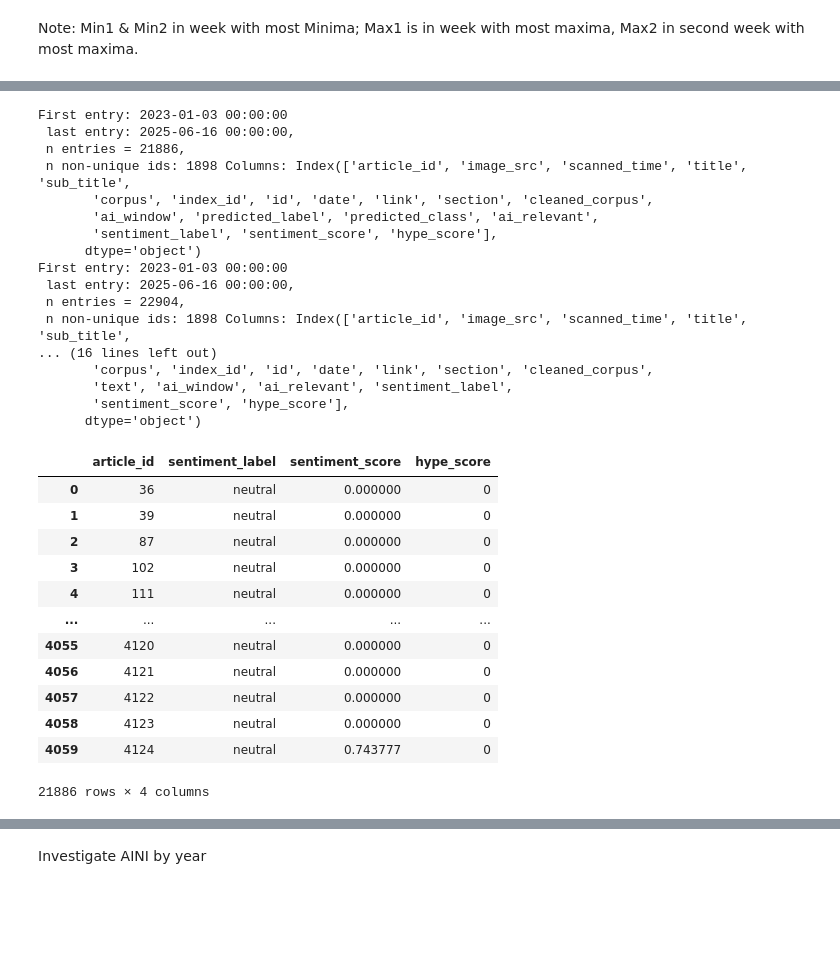
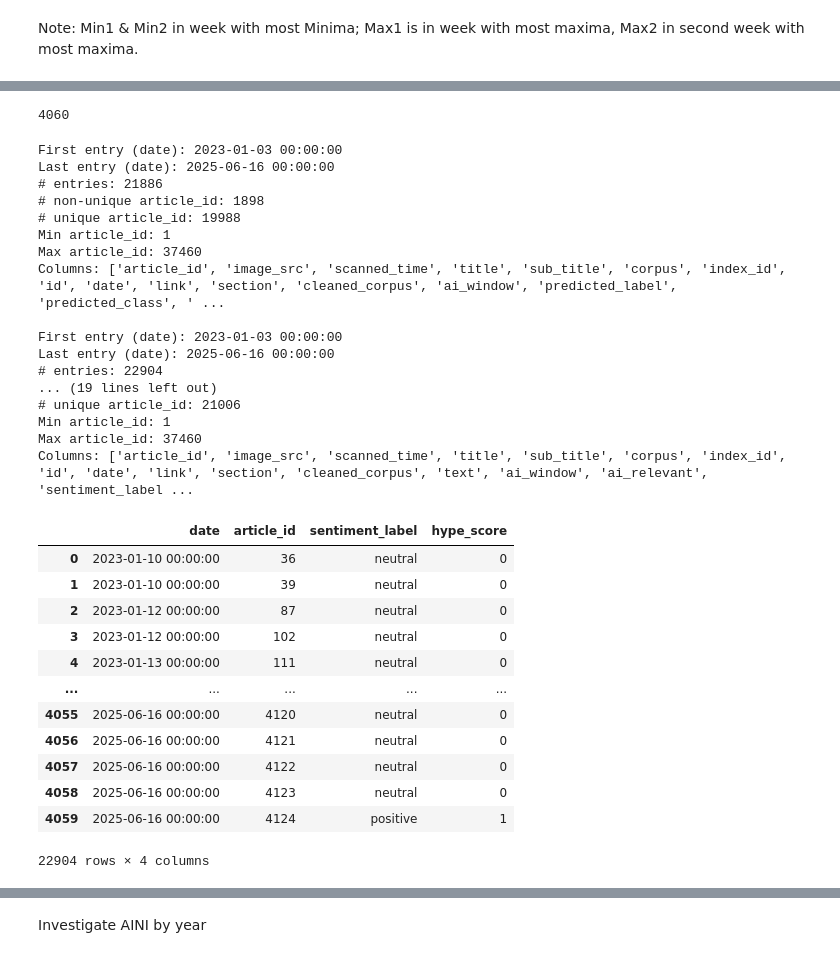
Before and after one commit to LarsIX/narrative_index, a Jupyter notebook: notebooks/exploratory_analysis_results.ipynb, the cells around one changed output, grey strips where cells are left out. Saved outputs shown, nothing was run; the diff lists cells and outputs as text; code cells hidden in the pictures; blank space fills up the shorter version.

```diff
--- a/notebooks/exploratory_analysis_results.ipynb
+++ b/notebooks/exploratory_analysis_results.ipynb
@@ -277,56 +206,64 @@ w2_df = pd.concat([w2_df23,w2_df24,w2_df25])
 
 # create df list
 aini_dfs = [c_df,w0_df,w1_df,w2_df]
+# %%
+print(len(w2_df25.article_id.unique()))
+# %% [output]
+4060
 # %%
 # verify integrity
 for df in aini_dfs:
     print(
-        f"First entry: {df.date.min()} "
-        f"\n last entry: {df.date.max()}, "
-        f"\n n entries = {len(df)}, "
-        f"\n n non-unique ids: {df['article_id'].duplicated().sum()}",
-        f"Columns: {df.columns}"
+        f"First entry (date): {df['date'].min()} "
+        f"\nLast entry (date): {df['date'].max()} "
+        f"\n# entries: {len(df)} "
+        f"\n# non-unique article_id: {df['article_id'].duplicated().sum()} "
+        f"\n# unique article_id: {df['article_id'].nunique()} "
+        f"\nMin article_id: {df['article_id'].min()} "
+        f"\nMax article_id: {df['article_id'].max()} "
+        f"\nColumns: {list(df.columns)}\n"
     )
 # %% [output]
-First entry: 2023-01-03 00:00:00
- last entry: 2025-06-16 00:00:00,
- n entries = 21886,
- n non-unique ids: 1898 Columns: Index(['article_id', 'image_src', 'scanned_time', 'title', 'sub_title',
-       'corpus', 'index_id', 'id', 'date', 'link', 'section', 'cleaned_corpus',
-       'ai_window', 'predicted_label', 'predicted_class', 'ai_relevant',
-       'sentiment_label', 'sentiment_score', 'hype_score'],
-      dtype='object')
-First entry: 2023-01-03 00:00:00
- last entry: 2025-06-16 00:00:00,
- n entries = 22904,
- n non-unique ids: 1898 Columns: Index(['article_id', 'image_src', 'scanned_time', 'title', 'sub_title',
-... (16 lines left out)
-       'corpus', 'index_id', 'id', 'date', 'link', 'section', 'cleaned_corpus',
-       'text', 'ai_window', 'ai_relevant', 'sentiment_label',
-       'sentiment_score', 'hype_score'],
-      dtype='object')
+First entry (date): 2023-01-03 00:00:00
+Last entry (date): 2025-06-16 00:00:00
+# entries: 21886
+# non-unique article_id: 1898
+# unique article_id: 19988
+Min article_id: 1
+Max article_id: 37460
+Columns: ['article_id', 'image_src', 'scanned_time', 'title', 'sub_title', 'corpus', 'index_id', 'id', 'date', 'link', 'section', 'cleaned_corpus', 'ai_window', 'predicted_label', 'predicted_class', ' ...
+
+First entry (date): 2023-01-03 00:00:00
+Last entry (date): 2025-06-16 00:00:00
+# entries: 22904
+... (19 lines left out)
+# unique article_id: 21006
+Min article_id: 1
+Max article_id: 37460
+Columns: ['article_id', 'image_src', 'scanned_time', 'title', 'sub_title', 'corpus', 'index_id', 'id', 'date', 'link', 'section', 'cleaned_corpus', 'text', 'ai_window', 'ai_relevant', 'sentiment_label ...
 # %%
 # subset for relevant columns
-rel_col = ["article_id","sentiment_label","sentiment_score","hype_score"]
+rel_col = ["date","article_id","sentiment_label","hype_score"]
 clean_df = []
 
 for df in aini_dfs:
     df = df[rel_col].copy()
     clean_df.append(df)
 
+# unpack supsetted dataframes containing Finbert AINI estimates
 c_df_sub,w0_df_sub,w1_df_sub,w2_df_sub = clean_df
-c_df_sub
+w2_df_sub
 # %% [output]
-|  | article_id | sentiment_label | sentiment_score | hype_score |
-| 0 | 36 | neutral | 0.000000 | 0 |
-| 1 | 39 | neutral | 0.000000 | 0 |
-| 2 | 87 | neutral | 0.000000 | 0 |
-| 3 | 102 | neutral | 0.000000 | 0 |
-| 4 | 111 | neutral | 0.000000 | 0 |
+|  | date | article_id | sentiment_label | hype_score |
+| 0 | 2023-01-10 00:00:00 | 36 | neutral | 0 |
+| 1 | 2023-01-10 00:00:00 | 39 | neutral | 0 |
+| 2 | 2023-01-12 00:00:00 | 87 | neutral | 0 |
+| 3 | 2023-01-12 00:00:00 | 102 | neutral | 0 |
+| 4 | 2023-01-13 00:00:00 | 111 | neutral | 0 |
 | ... | ... | ... | ... | ... |
-| 4055 | 4120 | neutral | 0.000000 | 0 |
-| 4056 | 4121 | neutral | 0.000000 | 0 |
-| 4057 | 4122 | neutral | 0.000000 | 0 |
-| 4058 | 4123 | neutral | 0.000000 | 0 |
-| 4059 | 4124 | neutral | 0.743777 | 0 |
+| 4055 | 2025-06-16 00:00:00 | 4120 | neutral | 0 |
+| 4056 | 2025-06-16 00:00:00 | 4121 | neutral | 0 |
+| 4057 | 2025-06-16 00:00:00 | 4122 | neutral | 0 |
+| 4058 | 2025-06-16 00:00:00 | 4123 | neutral | 0 |
+| 4059 | 2025-06-16 00:00:00 | 4124 | positive | 1 |
-21886 rows × 4 columns
+22904 rows × 4 columns
```
Also changed, not shown: parts of 24 cells of this notebook, 29 other files.
